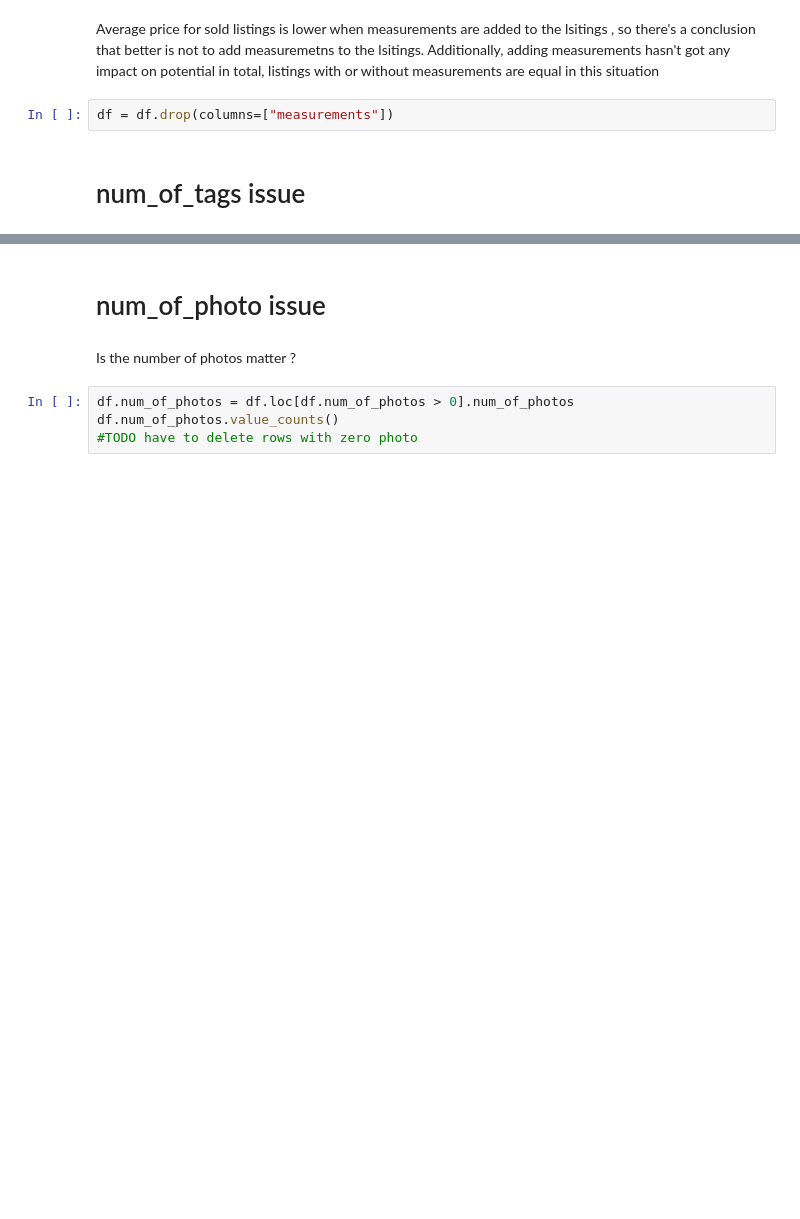
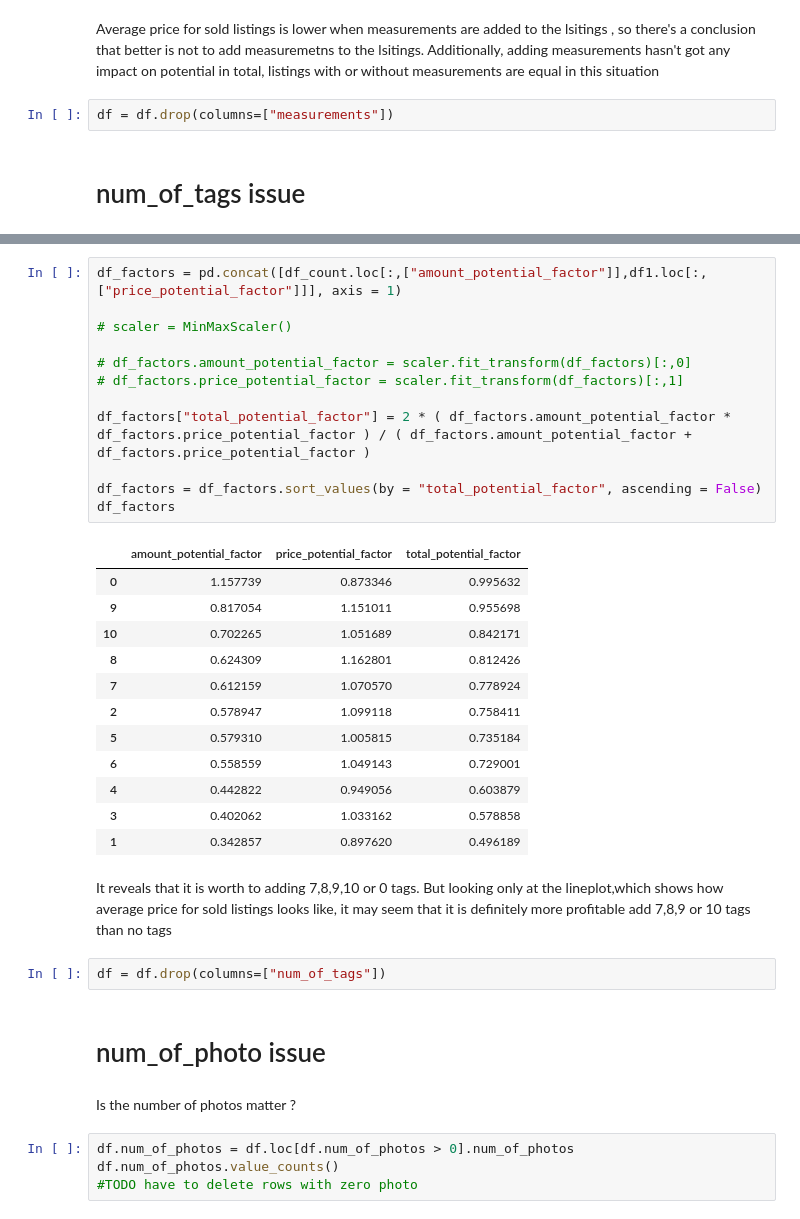
Before and after one commit to kgudalewski/grailed_sales_analysis, a Jupyter notebook: Grailed_data_initial_analysis.ipynb, the cells around one changed output, grey strips where cells are left out. Saved outputs shown, nothing was run; the diff lists cells and outputs as text; blank space fills up the shorter version.

```diff
--- a/Grailed_data_initial_analysis.ipynb
+++ b/Grailed_data_initial_analysis.ipynb
@@ -876,3 +919,32 @@ Number of tags matters. Charts show the difference between average price of sold
+# %%
+df_factors = pd.concat([df_count.loc[:,["amount_potential_factor"]],df1.loc[:,["price_potential_factor"]]], axis = 1)
+
+# scaler = MinMaxScaler()
+
+# df_factors.amount_potential_factor = scaler.fit_transform(df_factors)[:,0]
+# df_factors.price_potential_factor = scaler.fit_transform(df_factors)[:,1]
+
+df_factors["total_potential_factor"] = 2 * ( df_factors.amount_potential_factor * df_factors.price_potential_factor ) / ( df_factors.amount_potential_factor + df_factors.price_potential_factor )
+
+df_factors = df_factors.sort_values(by = "total_potential_factor", ascending = False)
+df_factors
+# %% [output]
+|  | amount_potential_factor | price_potential_factor | total_potential_factor |
+| 0 | 1.157739 | 0.873346 | 0.995632 |
+| 9 | 0.817054 | 1.151011 | 0.955698 |
+| 10 | 0.702265 | 1.051689 | 0.842171 |
+| 8 | 0.624309 | 1.162801 | 0.812426 |
+| 7 | 0.612159 | 1.070570 | 0.778924 |
+| 2 | 0.578947 | 1.099118 | 0.758411 |
+| 5 | 0.579310 | 1.005815 | 0.735184 |
+| 6 | 0.558559 | 1.049143 | 0.729001 |
+| 4 | 0.442822 | 0.949056 | 0.603879 |
+| 3 | 0.402062 | 1.033162 | 0.578858 |
+| 1 | 0.342857 | 0.897620 | 0.496189 |
+# %% [markdown]
+It reveals that it is worth to adding 7,8,9,10 or 0 tags. But looking only at the lineplot,which shows how average price for sold listings looks like, it may seem that it is definitely more profitable add 7,8,9 or 10 tags than no tags
+# %%
+df = df.drop(columns=["num_of_tags"])
 # %% [markdown]
 # num_of_photo issue
 # %% [markdown]
```
Also changed, not shown: parts of 8 cells of this notebook.
